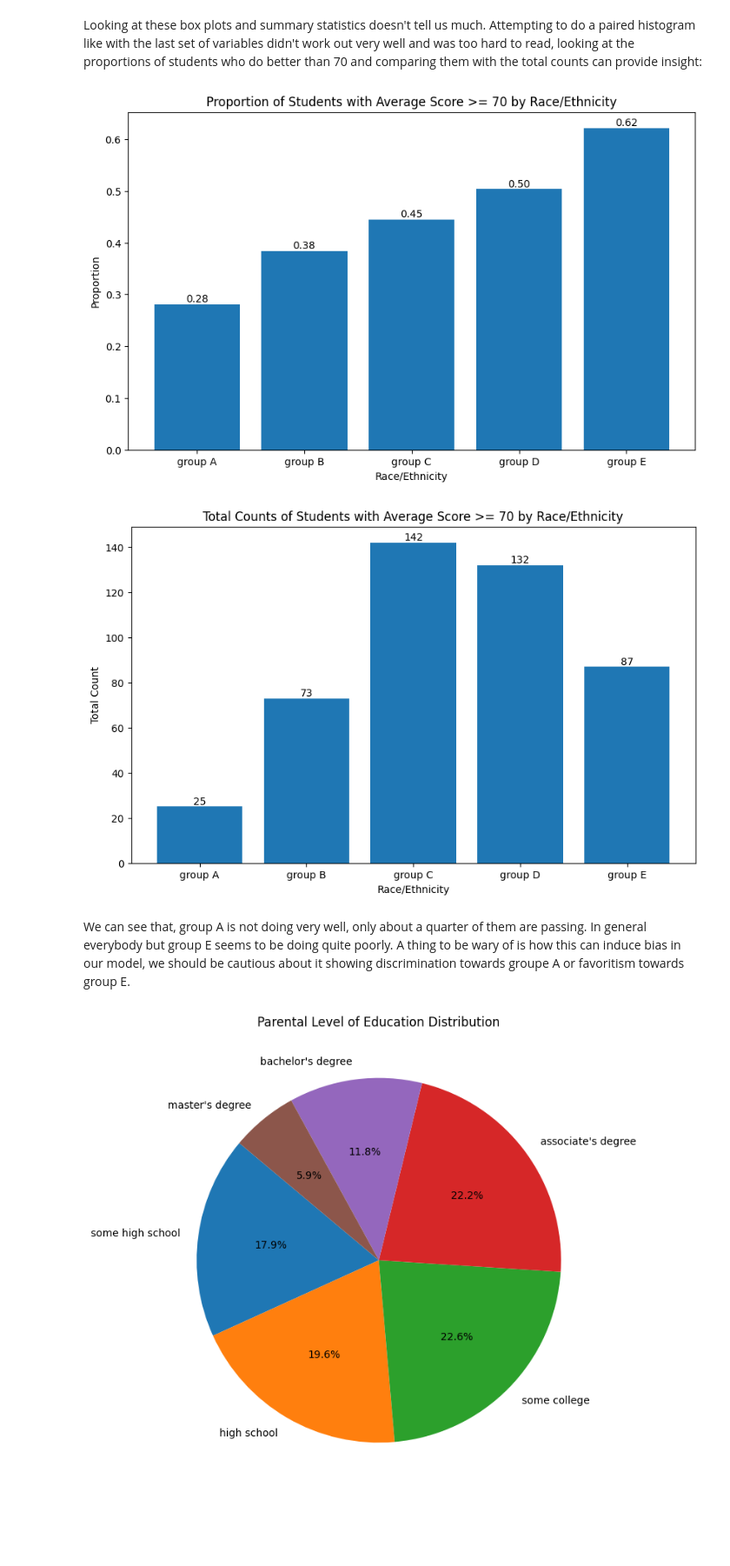
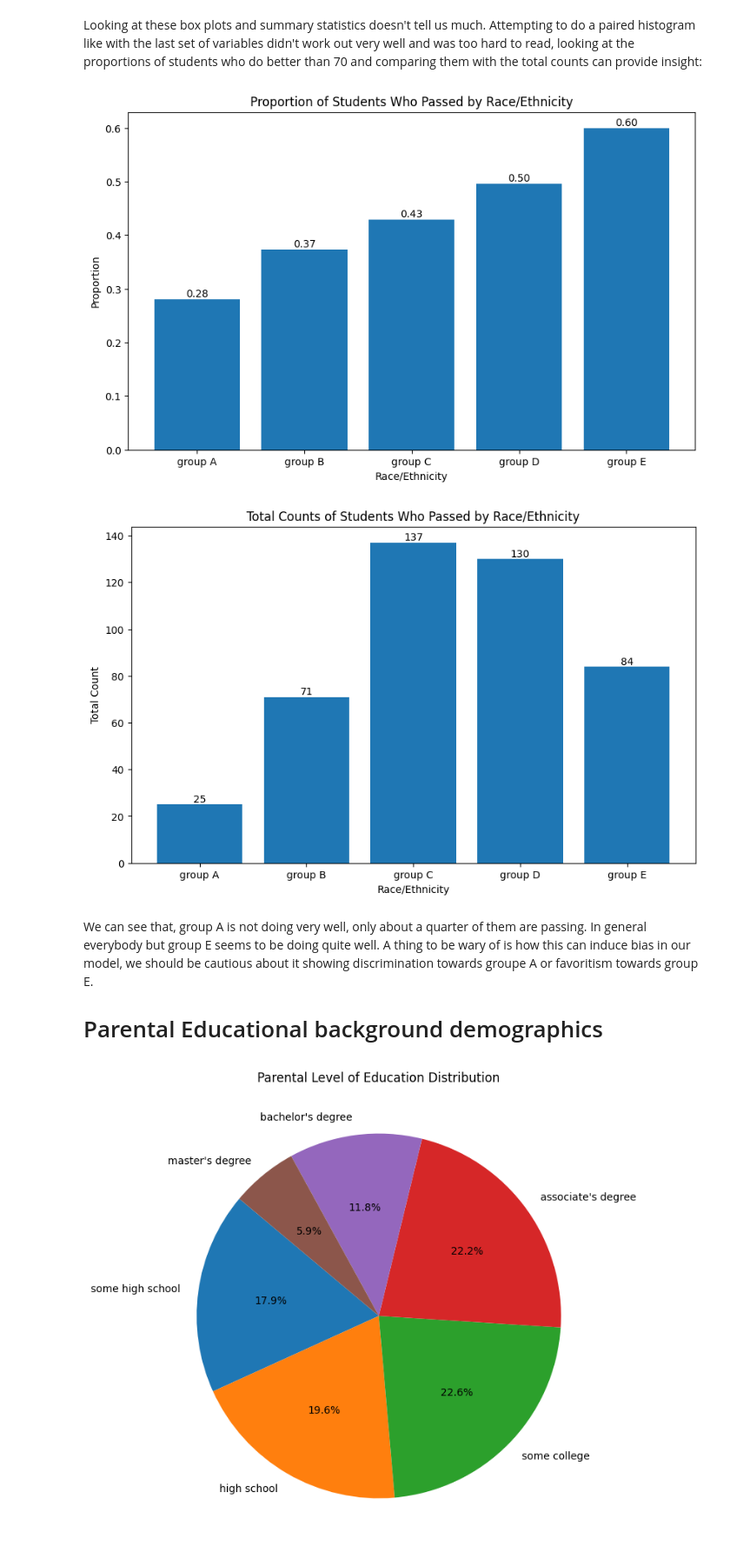
Before and after one commit to Ehat825/MachlearnEDA, a Jupyter notebook: EDA project.ipynb, the cells around one changed output. Shown at 87% size. Cells and saved outputs as stored; diff of their text form; code cells hidden in the pictures; blank space fills up the shorter version.

```diff
--- a/EDA project.ipynb
+++ b/EDA project.ipynb
@@ -178,45 +179,48 @@ group E         82.416667  100.000000
 # %% [markdown]
 Looking at these box plots and summary statistics doesn't tell us much. Attempting to do a paired histogram like with the last set of variables didn't work out very well and was too hard to read, looking at the proportions of students who do better than 70 and comparing them with the total counts can provide insight:
 # %%
+df['Passed'] = (df['average_score'] > 70).astype(float)
 
-# Calculate the proportion of students with a score above 70 by race/ethnicity
-proportion_above_70_by_race = (df[df['average_score'] >= 70]['race_ethnicity'].value_counts().sort_index() / df['race_ethnicity'].value_counts().sort_index())
+# Calculate the proportion of students who passed by race/ethnicity
+proportion_passed_by_race = df.groupby('race_ethnicity')['Passed'].mean()
 
-# Create a bar chart for the proportion of students with a score above 70 by race/ethnicity
+# Create a bar chart for the proportion of students who passed by race/ethnicity
 plt.figure(figsize=(10, 6))
-bars = plt.bar(proportion_above_70_by_race.index, proportion_above_70_by_race)
-plt.title('Proportion of Students with Average Score >= 70 by Race/Ethnicity')
+bars = plt.bar(proportion_passed_by_race.index, proportion_passed_by_race)
+plt.title('Proportion of Students Who Passed by Race/Ethnicity')
 plt.xlabel('Race/Ethnicity')
 plt.ylabel('Proportion')
 
 # Add values on the bars
 for bar in bars:
     height = bar.get_height()
     plt.text(bar.get_x() + bar.get_width() / 2.0, height, f'{height:.2f}', ha='center', va='bottom')
 
 plt.show()
 
-# Create a bar chart for the total counts of students with a score above 70 by race/ethnicity
-total_counts_above_70_by_race = (df[df['average_score'] >= 70]['race_ethnicity'].value_counts().sort_index())
+# Create a bar chart for the total counts of students who passed by race/ethnicity
+total_counts_passed_by_race = df[df['Passed'] == 1]['race_ethnicity'].value_counts().sort_index()
 
 plt.figure(figsize=(10, 6))
-bars = plt.bar(total_counts_above_70_by_race.index, total_counts_above_70_by_race)
-plt.title('Total Counts of Students with Average Score >= 70 by Race/Ethnicity')
+bars = plt.bar(total_counts_passed_by_race.index, total_counts_passed_by_race)
+plt.title('Total Counts of Students Who Passed by Race/Ethnicity')
 plt.xlabel('Race/Ethnicity')
 plt.ylabel('Total Count')
 
 # Add values on the bars
 for bar in bars:
     height = bar.get_height()
     plt.text(bar.get_x() + bar.get_width() / 2.0, height, f'{height}', ha='center', va='bottom')
 
 plt.show()
 # %% [output]
-[figure, old version]
+[figure, new version]
-[figure, old version]
+[figure, new version]
 # %% [markdown]
-We can see that, group A is not doing very well, only about a quarter of them are passing. In general everybody but group E seems to be doing quite poorly.
+We can see that, group A is not doing very well, only about a quarter of them are passing. In general everybody but group E seems to be doing quite well.
 A  thing to be wary of is how this can induce bias in our model, we should be cautious about it showing discrimination towards groupe A or favoritism towards group E.
+
+# Parental Educational background demographics
 # %%
 # Define the custom order for the education levels
 education_order = ["some high school", "high school", "some college", "associate's degree", "bachelor's degree", "master's degree"]
```
Also changed, not shown: parts of 17 cells of this notebook, 2 other files.
